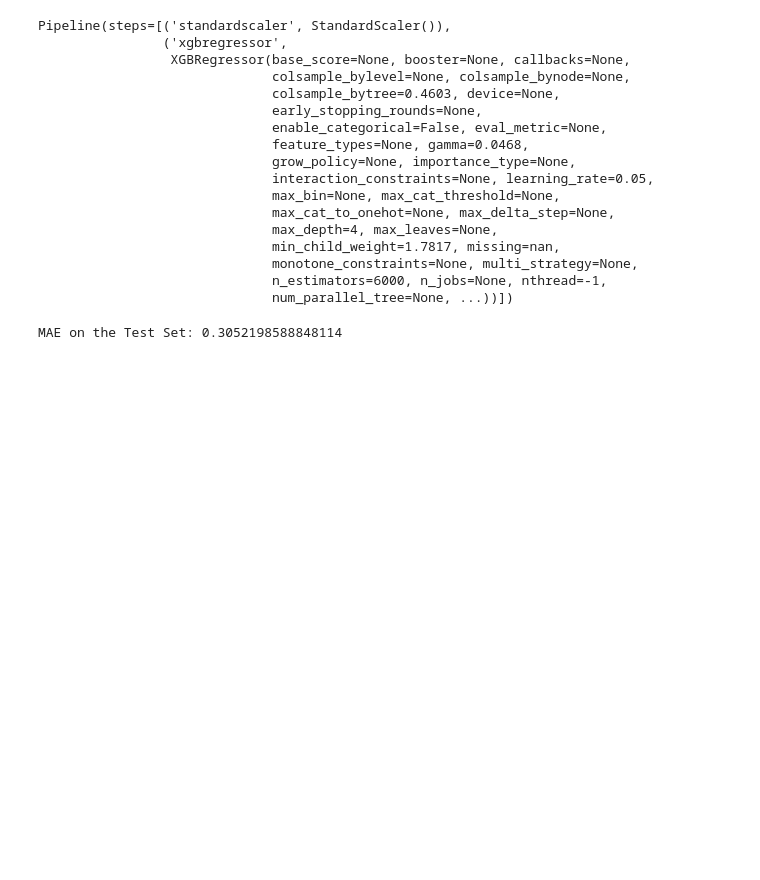
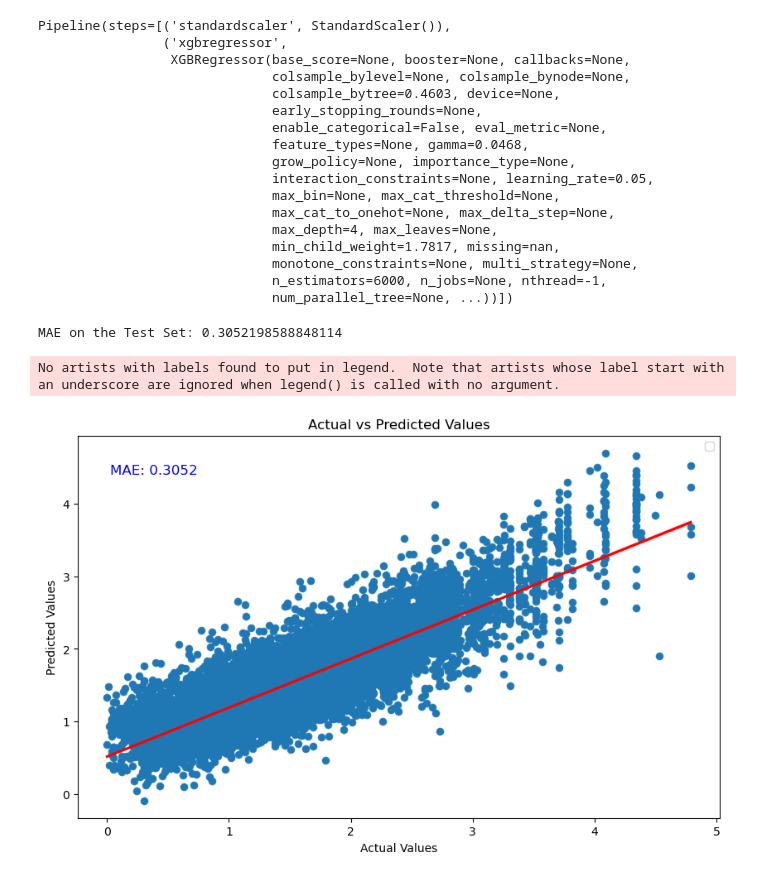
Before and after one commit to Benz-Poobua/ESS-469-Project, a Jupyter notebook: ESS 469 Project Draft .ipynb, the cells around one changed output. Saved outputs shown, nothing was run; the diff lists cells and outputs as text; code cells hidden in the pictures; blank space fills up the shorter version.

```diff
--- a/ESS 469 Project Draft .ipynb
+++ b/ESS 469 Project Draft .ipynb
@@ -156,3 +158,24 @@ mae_test = mean_absolute_error(y_test, y_pred)
 print(f'MAE on the Test Set: {mae_test}')
 # %% [output]
 MAE on the Test Set: 0.3052198588848114
+# %%
+import seaborn as sns
+# Convert y_test to a 1D array
+y_test_array = y_test.values.flatten() if isinstance(y_test, pd.DataFrame) else y_test.flatten()
+
+# Calculate performance metric (e.g., Mean Absolute Error)
+mae = mean_absolute_error(y_test_array, y_pred)
+
+# Scatter plot of actual vs predicted values
+plt.figure(figsize=(10, 6))
+sns.scatterplot(x=y_test_array, y=y_pred)
+sns.regplot(x=y_test_array, y=y_pred, line_kws={'color': 'red'})
+plt.title('Actual vs Predicted Values')
+plt.xlabel('Actual Values')
+plt.ylabel('Predicted Values')
+plt.annotate(f'MAE: {mae:.4f}', xy=(0.05, 0.9), xycoords='axes fraction', fontsize=12, color='blue')
+plt.legend()
+plt.show()
+# %% [output]
+No artists with labels found to put in legend.  Note that artists whose label start with an underscore are ignored when legend() is called with no argument.
+[figure, added]
```
Also changed, not shown: parts of 2 cells of this notebook.
